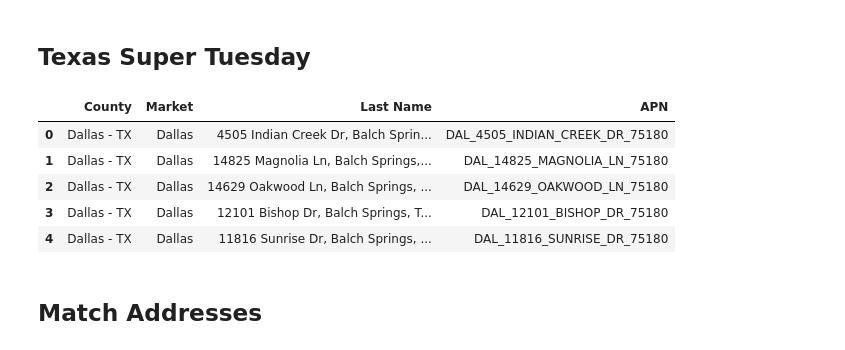
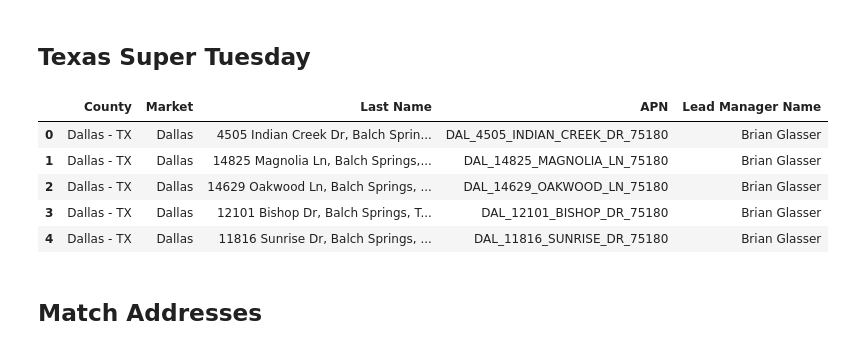
Before and after one commit to colleen-feaman/data-preprocessing-for-salesforce, a Jupyter notebook: roddy.ipynb, the cells around one changed output. Drawn from its saved outputs; the diff is of its cells as text; code cells hidden in the pictures.

```diff
--- a/roddy.ipynb
+++ b/roddy.ipynb
@@ -33,6 +35,23 @@ roddy['Market'] = roddy['County Code'].map(
     texascounties.drop_duplicates(subset='County Code')
     .set_index('County Code')['Market']
 )
+# %%
+#Find Lead Manager Name from County Code
+
+roddy['Lead Manager Name'] = roddy['County Code'].map(
+    texascounties.drop_duplicates(subset='County Code')
+    .set_index('County Code')['Lead Manager']
+)
+
+
+#Find Salesforce ID from Lead Manager Name
+
+leadmanagers = pd.read_csv('sf_data/leadmanagers.csv')
+
+roddy['Lead Manager'] = roddy['Lead Manager Name'].map(
+    leadmanagers.drop_duplicates(subset='Lead Manager')
+    .set_index('Lead Manager')['Salesforce ID']
+)
 # %%
 #Create unique identifier
 
@@ -115,16 +134,17 @@ roddy = roddy.rename(columns={
     'Volume': 'Foreclosing Instrument No.',
     'Original Loan Amount': 'Mortgage $',
     'Year Of Construction': 'Year Built',
-    'Assessed Value': 'RPR'
+    'Assessed Value': 'RPR',
+    'Status': 'notStatus'
 })
 # %%
-roddy[['County', 'Market', 'Last Name', 'APN']].head()
+roddy[['County', 'Market', 'Last Name', 'APN', 'Lead Manager Name']].head()
 # %% [output]
-|  | County | Market | Last Name | APN |
-| 0 | Dallas - TX | Dallas | 4505 Indian Creek Dr, Balch Sprin... | DAL_4505_INDIAN_CREEK_DR_75180 |
-| 1 | Dallas - TX | Dallas | 14825 Magnolia Ln, Balch Springs,... | DAL_14825_MAGNOLIA_LN_75180 |
-| 2 | Dallas - TX | Dallas | 14629 Oakwood Ln, Balch Springs, ... | DAL_14629_OAKWOOD_LN_75180 |
-| 3 | Dallas - TX | Dallas | 12101 Bishop Dr, Balch Springs, T... | DAL_12101_BISHOP_DR_75180 |
-| 4 | Dallas - TX | Dallas | 11816 Sunrise Dr, Balch Springs, ... | DAL_11816_SUNRISE_DR_75180 |
+|  | County | Market | Last Name | APN | Lead Manager Name |
+| 0 | Dallas - TX | Dallas | 4505 Indian Creek Dr, Balch Sprin... | DAL_4505_INDIAN_CREEK_DR_75180 | Brian Glasser |
+| 1 | Dallas - TX | Dallas | 14825 Magnolia Ln, Balch Springs,... | DAL_14825_MAGNOLIA_LN_75180 | Brian Glasser |
+| 2 | Dallas - TX | Dallas | 14629 Oakwood Ln, Balch Springs, ... | DAL_14629_OAKWOOD_LN_75180 | Brian Glasser |
+| 3 | Dallas - TX | Dallas | 12101 Bishop Dr, Balch Springs, T... | DAL_12101_BISHOP_DR_75180 | Brian Glasser |
+| 4 | Dallas - TX | Dallas | 11816 Sunrise Dr, Balch Springs, ... | DAL_11816_SUNRISE_DR_75180 | Brian Glasser |
 # %% [markdown]
 ## Match Addresses
```
Also changed, not shown: parts of 7 cells of this notebook, 11 other files.
